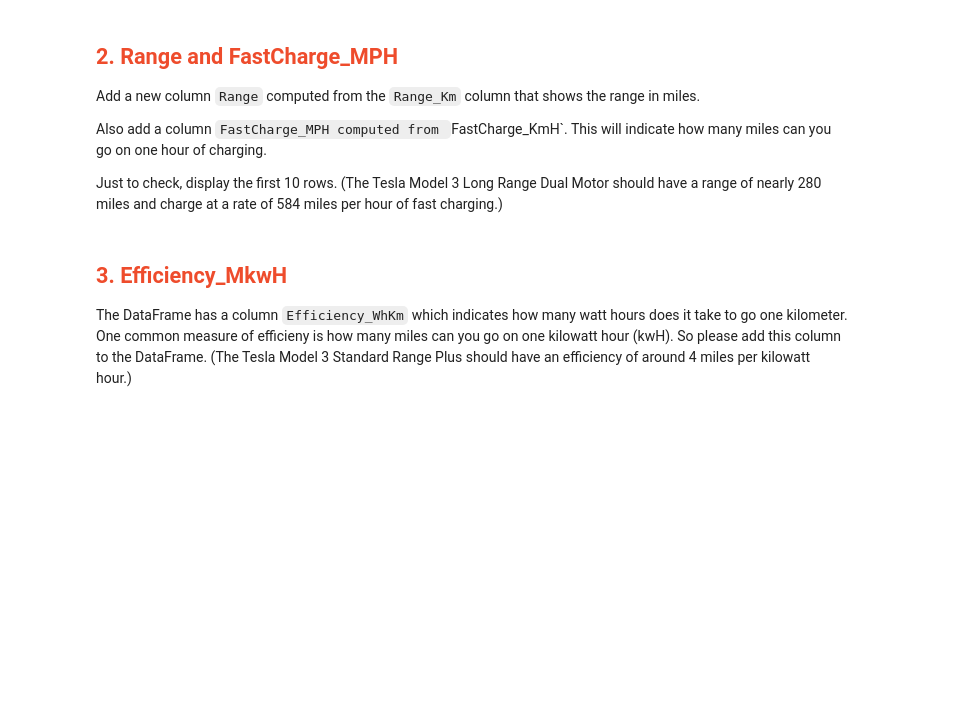
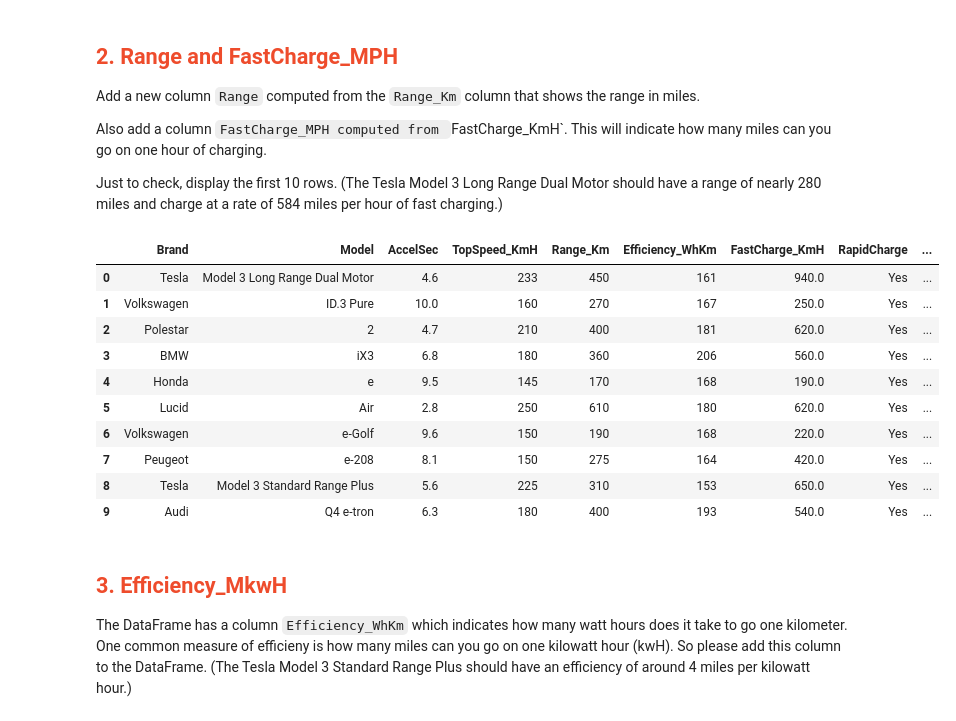
Before and after one commit to amandapoulsen2/DataMining, a Jupyter notebook: labs/pandas.ipynb, the cells around one changed output. Cells and saved outputs as stored; diff of their text form; code cells hidden in the pictures; blank space fills up the shorter version.

```diff
--- a/labs/pandas.ipynb
+++ b/labs/pandas.ipynb
@@ -579,6 +1005,22 @@ Add a new column `Range` computed from the `Range_Km` column that shows the rang
 Also add a column `FastCharge_MPH computed from `FastCharge_KmH`. This will indicate how many miles can you go on one hour of charging.
 
 Just to check, display the first 10 rows. (The Tesla Model 3 Long Range Dual Motor should have a range of nearly 280 miles and charge at a rate of 584 miles per hour of fast charging.)
+# %%
+electricCartData['Range'] = 0.62137 + electricCartData['Range_Km']
+electricCartData['FastCharge_MPH'] = 0.62137 + electricCartData['FastCharge_KmH']
+electricCartData[:10]
+# %% [output]
+|  | Brand | Model | AccelSec | TopSpeed_KmH | Range_Km | Efficiency_WhKm | FastCharge_KmH | RapidCharge | ... |
+| 0 | Tesla | Model 3 Long Range Dual Motor | 4.6 | 233 | 450 | 161 | 940.0 | Yes | ... |
+| 1 | Volkswagen | ID.3 Pure | 10.0 | 160 | 270 | 167 | 250.0 | Yes | ... |
+| 2 | Polestar | 2 | 4.7 | 210 | 400 | 181 | 620.0 | Yes | ... |
+| 3 | BMW | iX3 | 6.8 | 180 | 360 | 206 | 560.0 | Yes | ... |
+| 4 | Honda | e | 9.5 | 145 | 170 | 168 | 190.0 | Yes | ... |
+| 5 | Lucid | Air | 2.8 | 250 | 610 | 180 | 620.0 | Yes | ... |
+| 6 | Volkswagen | e-Golf | 9.6 | 150 | 190 | 168 | 220.0 | Yes | ... |
+| 7 | Peugeot | e-208 | 8.1 | 150 | 275 | 164 | 420.0 | Yes | ... |
+| 8 | Tesla | Model 3 Standard Range Plus | 5.6 | 225 | 310 | 153 | 650.0 | Yes | ... |
+| 9 | Audi | Q4 e-tron | 6.3 | 180 | 400 | 193 | 540.0 | Yes | ... |
 # %% [markdown]
 ## <font color='#EE4C2C'>3. Efficiency_MkwH</font>
 
```
Also changed, not shown: parts of 62 cells of this notebook.
